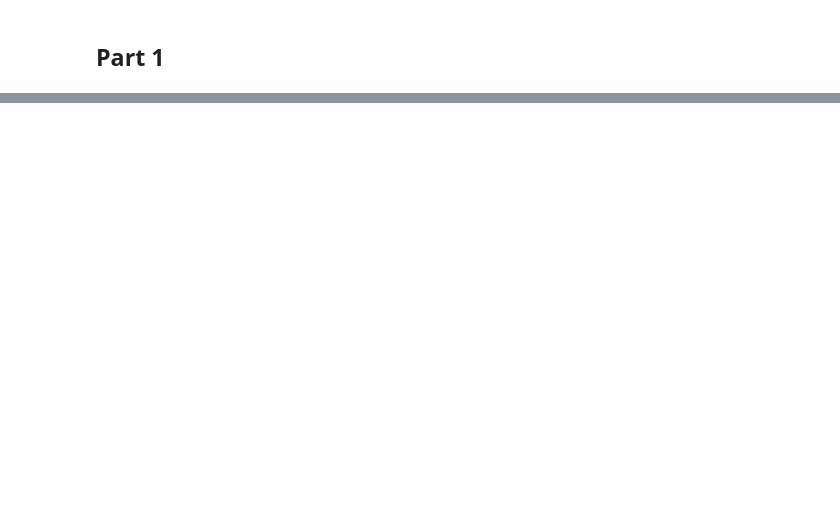
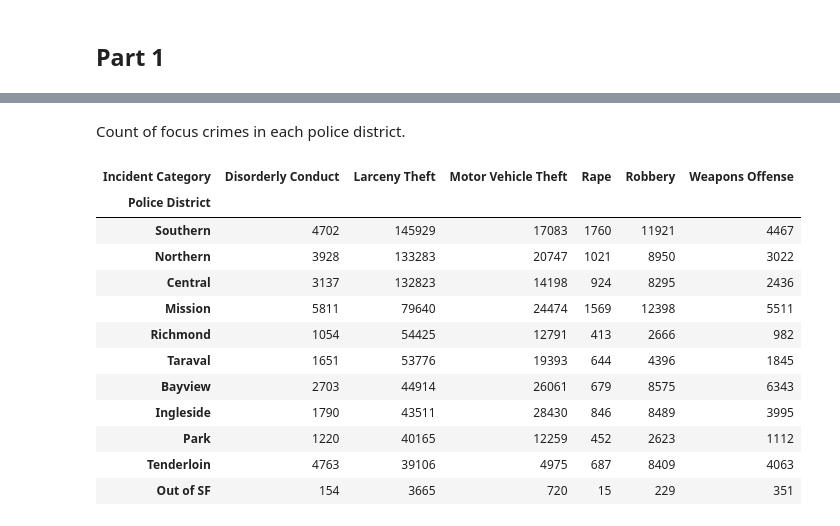
Before and after one commit to vichalder/social_data_viz_2026_group_75, a Jupyter notebook: Lectures/Notebooks/Week5.ipynb, the cells around one changed output, grey strips where cells are left out. Cells and saved outputs as stored; diff of their text form; code cells hidden in the pictures; blank space fills up the shorter version.

```diff
--- a/Lectures/Notebooks/Week5.ipynb
+++ b/Lectures/Notebooks/Week5.ipynb
@@ -57,0 +80,4 @@ random_frame['District']
+# %%
+focus_crimes = ['Robbery','Motor Vehicle Theft','Weapons Offense','Rape','Disorderly Conduct','Larceny Theft']
+# %%
+focus_data = data[data['Incident Category'].isin(focus_crimes)]
@@ -57,0 +105,19 @@ random_frame['District']
+# %% [markdown]
+Count of focus crimes in each police district.
+# %%
+focus_crime_table = pd.crosstab(focus_data['Police District'], focus_data['Incident Category']).sort_values(by='Larceny Theft', ascending=False)
+focus_crime_table
+# %% [output]
+| Incident Category | Disorderly Conduct | Larceny Theft | Motor Vehicle Theft | Rape | Robbery | Weapons Offense |
+| Police District |  |  |  |  |  |  |
+| Southern | 4702 | 145929 | 17083 | 1760 | 11921 | 4467 |
+| Northern | 3928 | 133283 | 20747 | 1021 | 8950 | 3022 |
+| Central | 3137 | 132823 | 14198 | 924 | 8295 | 2436 |
+| Mission | 5811 | 79640 | 24474 | 1569 | 12398 | 5511 |
+| Richmond | 1054 | 54425 | 12791 | 413 | 2666 | 982 |
+| Taraval | 1651 | 53776 | 19393 | 644 | 4396 | 1845 |
+| Bayview | 2703 | 44914 | 26061 | 679 | 8575 | 6343 |
+| Ingleside | 1790 | 43511 | 28430 | 846 | 8489 | 3995 |
+| Park | 1220 | 40165 | 12259 | 452 | 2623 | 1112 |
+| Tenderloin | 4763 | 39106 | 4975 | 687 | 8409 | 4063 |
+| Out of SF | 154 | 3665 | 720 | 15 | 229 | 351 |
```
Also changed, not shown: parts of 14 cells of this notebook.
